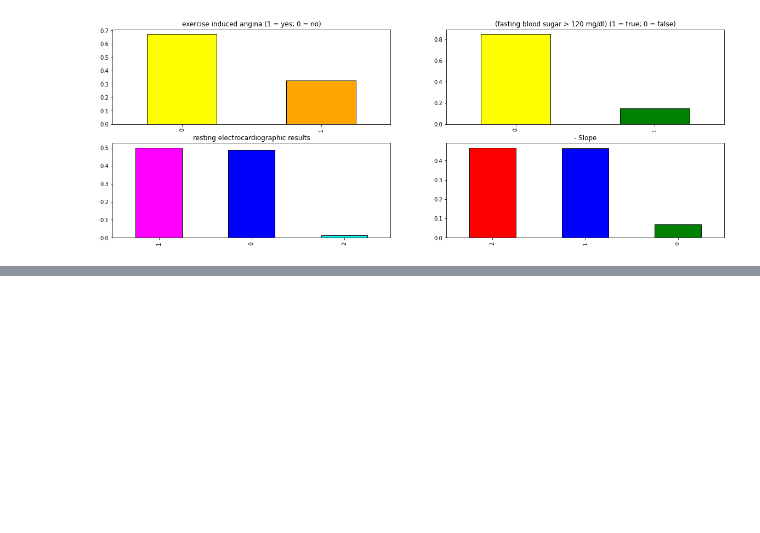
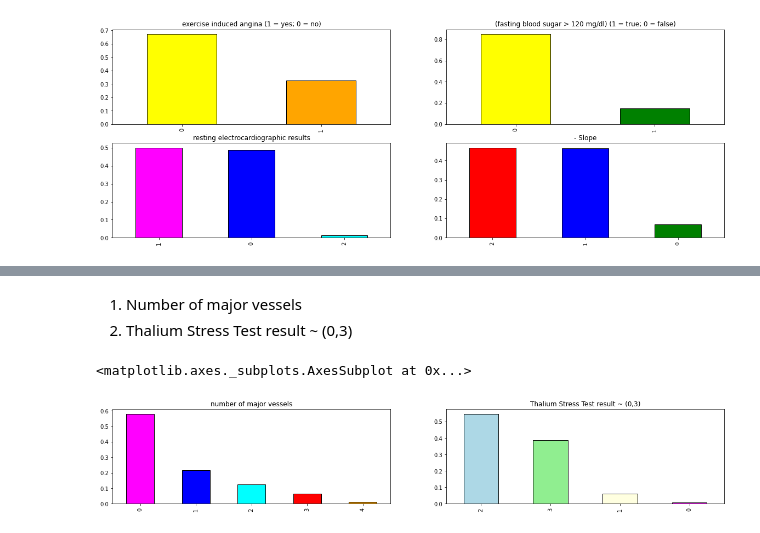
Before and after one commit to charan129/heartAttackPrediction, a Jupyter notebook: dataAnalysisProject.ipynb, the cells around one changed output, grey strips where cells are left out. Cells and saved outputs as stored; diff of their text form; code cells hidden in the pictures; blank space fills up the shorter version.

```diff
--- a/dataAnalysisProject.ipynb
+++ b/dataAnalysisProject.ipynb
@@ -285,0 +295,14 @@ df['slp'].value_counts(normalize=True).plot.bar(color=['red','blue','green'],edg
+# %% [markdown]
+
+
+1.   Number of major vessels
+2.   Thalium Stress Test result ~ (0,3)
+# %%
+plt.figure(figsize=(20,7))
+plt.subplot(221)
+df['caa'].value_counts(normalize=True).plot.bar(color=['magenta','blue','cyan','red','orange'],edgecolor='black',title='number of major vessels')
+plt.subplot(222)
+df['thall'].value_counts(normalize=True).plot.bar(color=['lightblue','lightgreen','lightyellow','magenta'],edgecolor='black',title='Thalium Stress Test result ~ (0,3)')
+# %% [output]
+<matplotlib.axes._subplots.AxesSubplot at 0x...>
+[figure, added]
```
Also changed, not shown: parts of 85 cells of this notebook.
